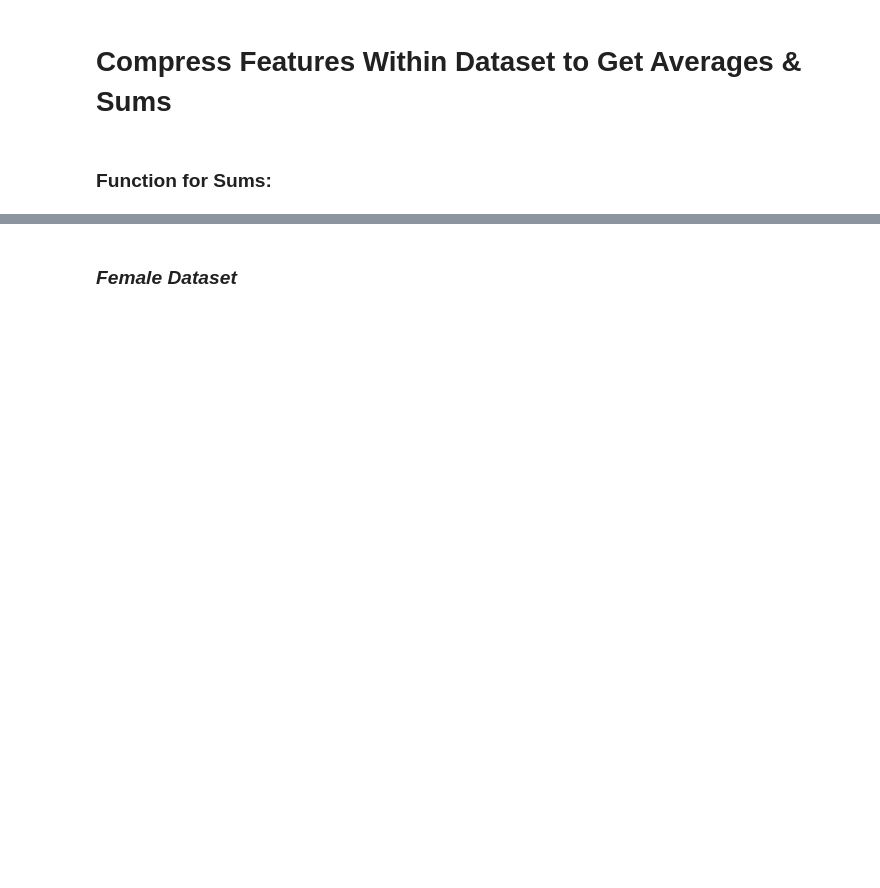
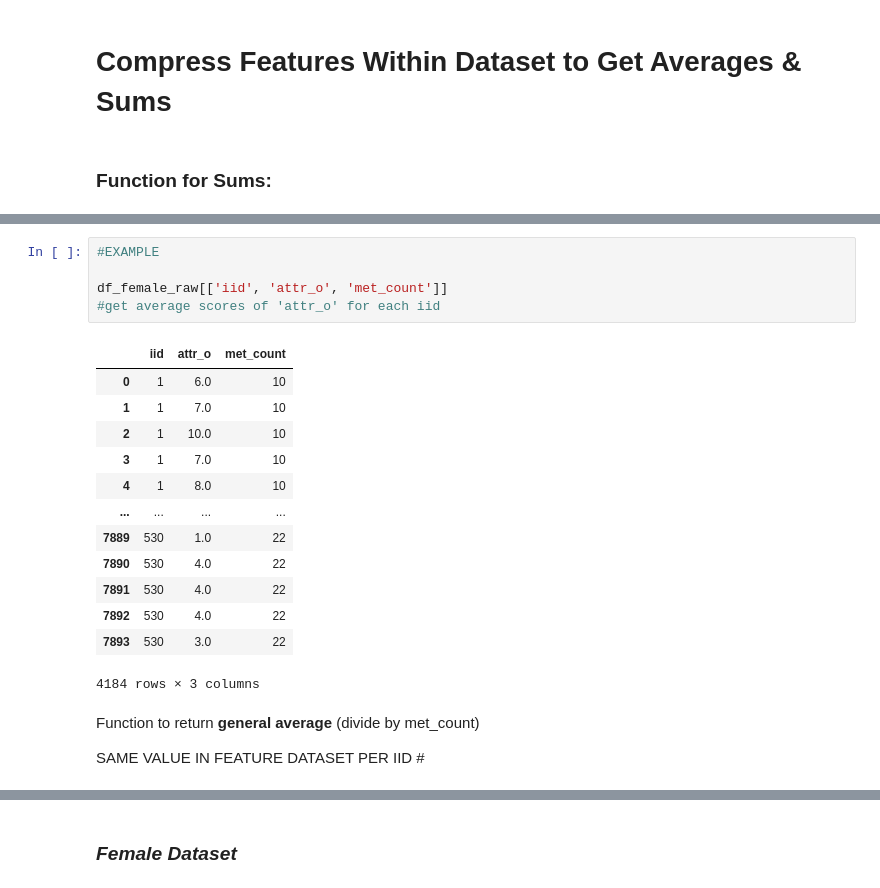
Before and after one commit to MirandaRemmer/DS-SF-23-work, a Jupyter notebook: final-project - MR/3/SpeedDating_dataset.ipynb, the cells around one changed output, grey strips where cells are left out. Cells and saved outputs as stored; diff of their text form; blank space fills up the shorter version.

```diff
--- a/final-project - MR/3/SpeedDating_dataset.ipynb
+++ b/final-project - MR/3/SpeedDating_dataset.ipynb
@@ -280,0 +205,24 @@ IID1
+# %%
+#EXAMPLE
+
+df_female_raw[['iid', 'attr_o', 'met_count']]
+#get average scores of 'attr_o' for each iid
+# %% [output]
+|  | iid | attr_o | met_count |
+| 0 | 1 | 6.0 | 10 |
+| 1 | 1 | 7.0 | 10 |
+| 2 | 1 | 10.0 | 10 |
+| 3 | 1 | 7.0 | 10 |
+| 4 | 1 | 8.0 | 10 |
+| ... | ... | ... | ... |
+| 7889 | 530 | 1.0 | 22 |
+| 7890 | 530 | 4.0 | 22 |
+| 7891 | 530 | 4.0 | 22 |
+| 7892 | 530 | 4.0 | 22 |
+| 7893 | 530 | 3.0 | 22 |
+4184 rows × 3 columns
+# %% [markdown]
+Function to return **general average**
+(divide by met_count)
+
+SAME VALUE IN FEATURE DATASET PER IID #
```
Also changed, not shown: parts of 49 cells of this notebook, 4 other files.
